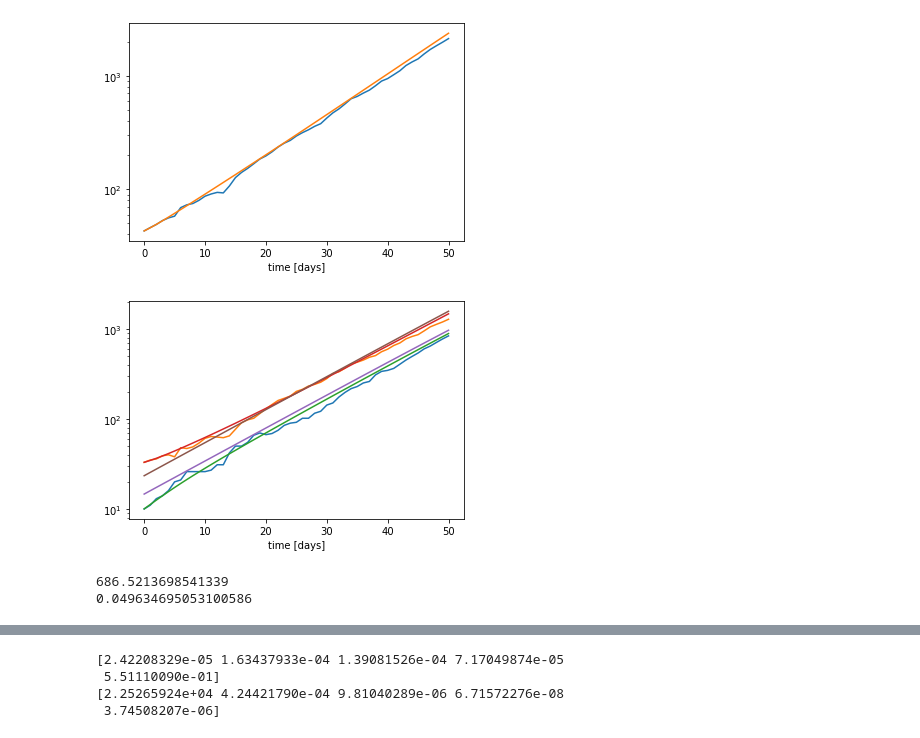
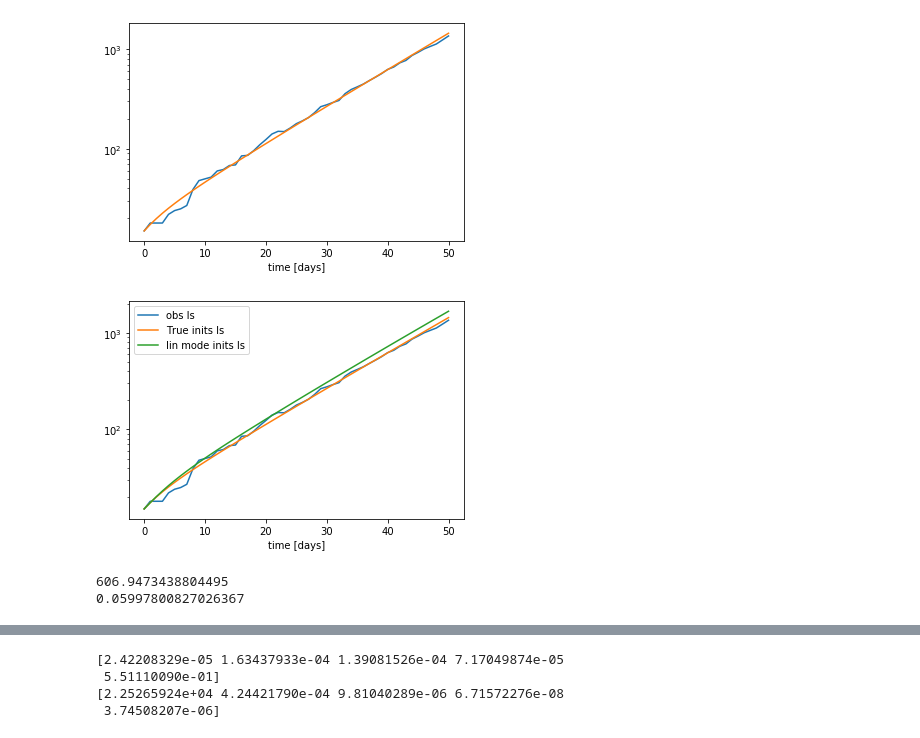
Before and after one commit to rajeshrinet/pyross, a Jupyter notebook: examples/inference/ex-lin-mode-M=2.ipynb, the cells around one changed output, grey strips where cells are left out. Saved outputs shown, nothing was run; the diff lists cells and outputs as text; code cells hidden in the pictures.

Commit message:
add notebooks for lin mode init and mixed inits

```diff
--- a/examples/inference/ex-lin-mode-M=2.ipynb
+++ b/examples/inference/ex-lin-mode-M=2.ipynb
@@ -74,15 +74,14 @@ N_start = 50
 Tf_inference = 50
 Nf_inference = Tf_inference + 1
 
-A = 1
 
 x = data['X'].astype('float')
-x = x[N_start:N_start+Nf_inference]/A
+x = x[N_start:N_start+Nf_inference]
 steps = 4 # number internal integration steps taken, must be an odd number
 
 
 # initialise the estimator
-estimator = pyross.inference.SEIR(parameters, M, Ni/A, A, steps)
+estimator = pyross.inference.SEIR(parameters, M, Ni)
 
 
 # make a fltr to get N-R and Is for each age class
@@ -92,49 +91,58 @@ x0=x[0]
 
 # Compare the deterministic trajectory and the stochastic trajectory with the same
 # initial conditions and parameters
-det_model = estimator.make_det_model(parameters)
-
-
+estimator.set_det_model(parameters)
+estimator.set_contact_matrix(contactMatrix)
 time_points = np.linspace(0, Tf_inference, Nf_inference)
-xm = estimator.integrate(x0, 0, Tf_inference, Nf_inference, det_model, contactMatrix)
+xm = estimator.integrate(x0, 0, Tf_inference, Nf_inference)
 
 plt.semilogy(np.sum(obs[:, -M:], axis=1))
 plt.semilogy(np.sum(np.einsum('ij,kj->ki', fltr, xm)[:, -M:], axis=1))
 plt.xlabel("time [days]")
 plt.show()
 # %% [output]
-[figure, old version]
+[figure, new version]
 # %%
 # test the approximation of the initial conditions by v
 zero_state = np.zeros((4*M))
 zero_state[:M] = Ni
 dev = x0 - zero_state
-c = np.linalg.norm(dev, ord=1)
-v = estimator.lin_mode_inits(c, contactMatrix)
+c = np.linalg.norm(dev, ord=1) # coefficient of the linear mode
 
+# Set up init priors
+init_priors = {
+    'lin_mode_coeff':{
+        'mean':c,
+        'std':c,
+        'bounds': [1, c*10],
+        'fltr': np.repeat([True, True, False, False], M) # Infer S, E with lin modes, the rest are determined by obs[0]
+    }
+}
 
-xm_approx = estimator.integrate(v, 0, Tf_inference, Nf_inference, det_model, contactMatrix)
+x0_approx = estimator.get_mean_inits(init_priors, obs[0], fltr)
+xm_approx = estimator.integrate(x0_approx, 0, Tf_inference, Nf_inference)
 
-plt.semilogy(obs[:, -2:])
-plt.semilogy(np.einsum('ij,kj->ki', fltr, xm)[:, -2:])
-plt.semilogy(np.einsum('ij,kj->ki', fltr, xm_approx)[:, -2:])
+plt.semilogy(np.sum(obs[:, -2:], axis=1), label='obs Is')
+plt.semilogy(np.sum(np.einsum('ij,kj->ki', fltr, xm)[:, -2:], axis=1), label='True inits Is')
+plt.semilogy(np.sum(np.einsum('ij,kj->ki', fltr, xm_approx)[:, -2:], axis=1), label='lin mode inits Is')
+plt.legend()
 plt.xlabel("time [days]")
 plt.show()
 # %% [output]
-[figure, old version]
+[figure, new version]
 # %%
 # compute -log_p for the original (correct) parameters
 start_time = time.time()
 parameters = {'alpha':alpha, 'beta':beta, 'gIa':gIa,'gIs':gIs, 'gE':gE, 'fsa':fsa}
 
 estimator.set_lyapunov_method('euler')
-logp = estimator.minus_logp_red(parameters, v, obs[1:], fltr, Tf_inference, Nf_inference, contactMatrix, tangent=True)
+logp = estimator.minus_logp_red(parameters, x0_approx, obs, fltr, Tf_inference, contactMatrix, tangent=True)
 end_time = time.time()
 print(logp)
 print(end_time - start_time)
 # %% [output]
-686.5213698541339
-0.049634695053100586
+606.9473438804495
+0.05997800827026367
 # %%
 # make parameter guesses and set up bounds for each parameter
 eps = 1e-3
```
Also changed, not shown: parts of 8 cells of this notebook, 3 other files.
